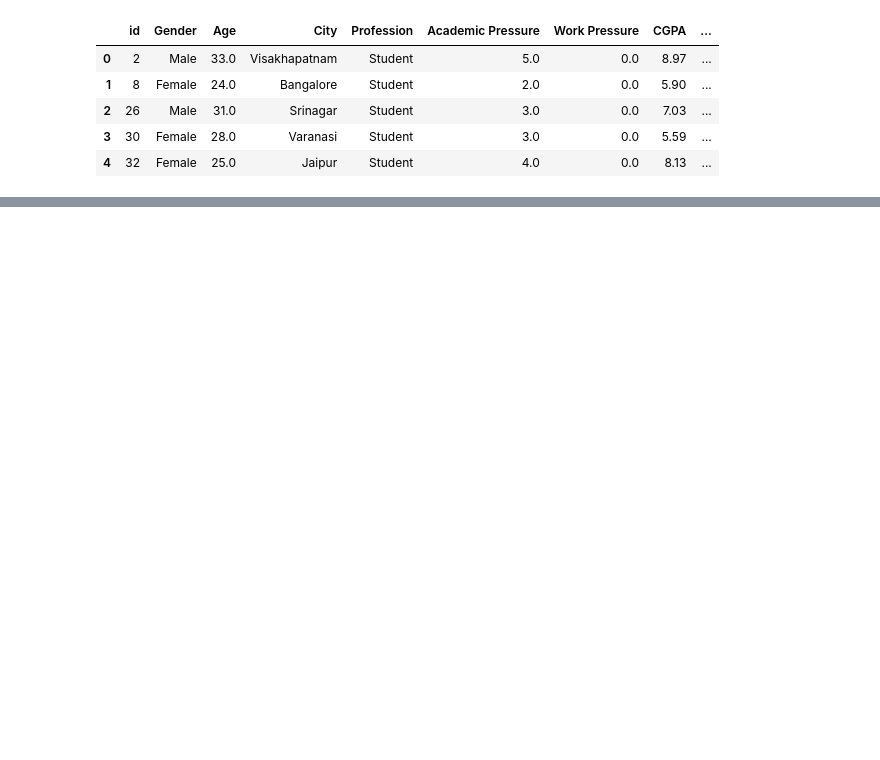
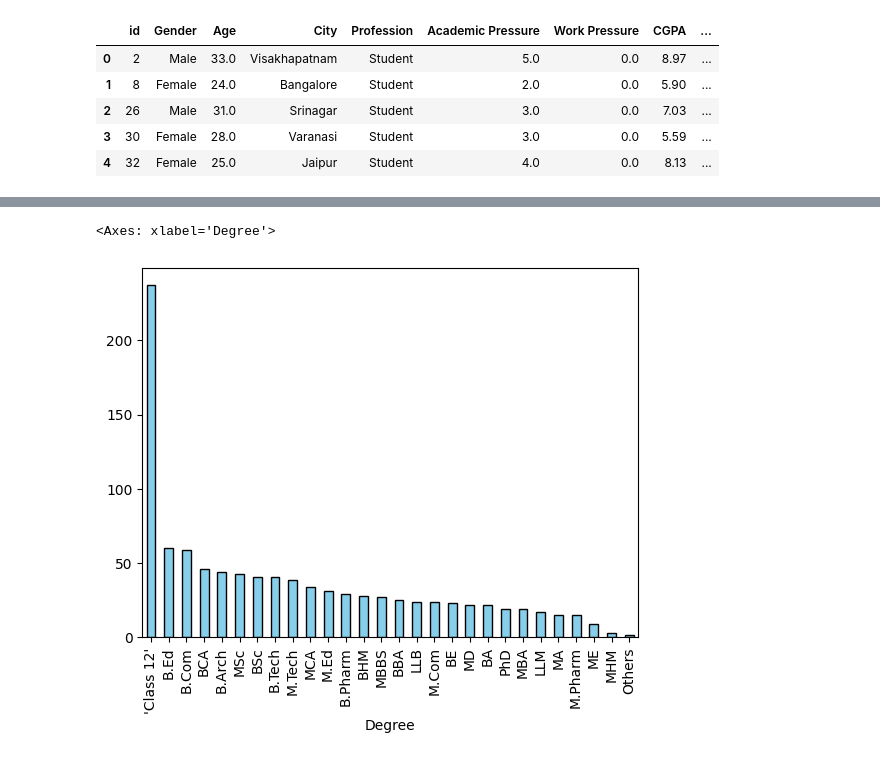
Before and after one commit to Sergiofbc/IA-Proy3, a Jupyter notebook: main.ipynb, the cells around one changed output, grey strips where cells are left out. Cells and saved outputs as stored; diff of their text form; code cells hidden in the pictures; blank space fills up the shorter version.

```diff
--- a/main.ipynb
+++ b/main.ipynb
@@ -21,0 +128,5 @@ df["id"].hist()
+# %%
+df[('Degree')].value_counts().plot(kind='bar', color='skyblue', edgecolor='black')
+# %% [output]
+<Axes: xlabel='Degree'>
+[figure, added]
```
Also changed, not shown: parts of 18 cells of this notebook, 13 other files.
